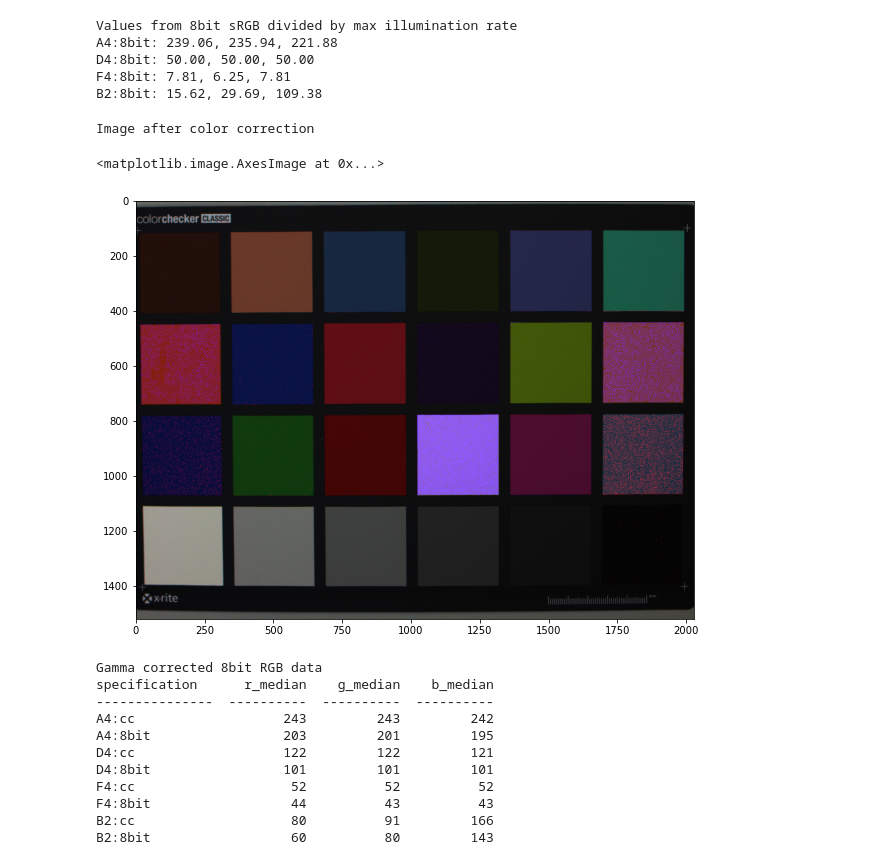
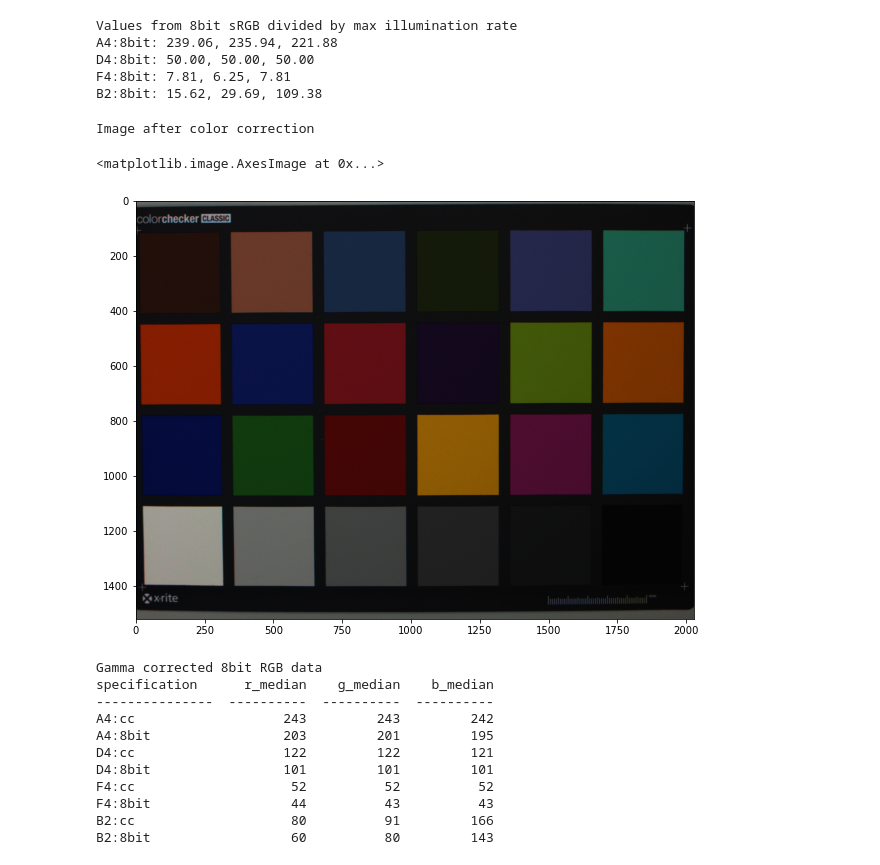
Before and after one commit to felix-b1-jadehs/notebooks, a Jupyter notebook: DNG2RGB_converter.ipynb, the cells around one changed output. Cells and saved outputs as stored; diff of their text form; code cells hidden in the pictures.

```diff
--- a/DNG2RGB_converter.ipynb
+++ b/DNG2RGB_converter.ipynb
@@ -746,13 +782,13 @@ F4:8bit: 7.81, 6.25, 7.81
 B2:8bit: 15.62, 29.69, 109.38
 # %%
 print("Image after color correction")
-f = sRGB/2**12
+f = abs(sRGB/2**12)
 im = Image.fromarray((f * 255).astype(np.uint8))
 plt.imshow(im)
 # %% [output]
 Image after color correction
 <matplotlib.image.AxesImage at 0x...>
-[figure, old version]
+[figure, new version]
 # %%
 # calculate gamma correction
 # convert sRGB12 to sRGB8
```
Also changed, not shown: parts of 9 cells of this notebook.
